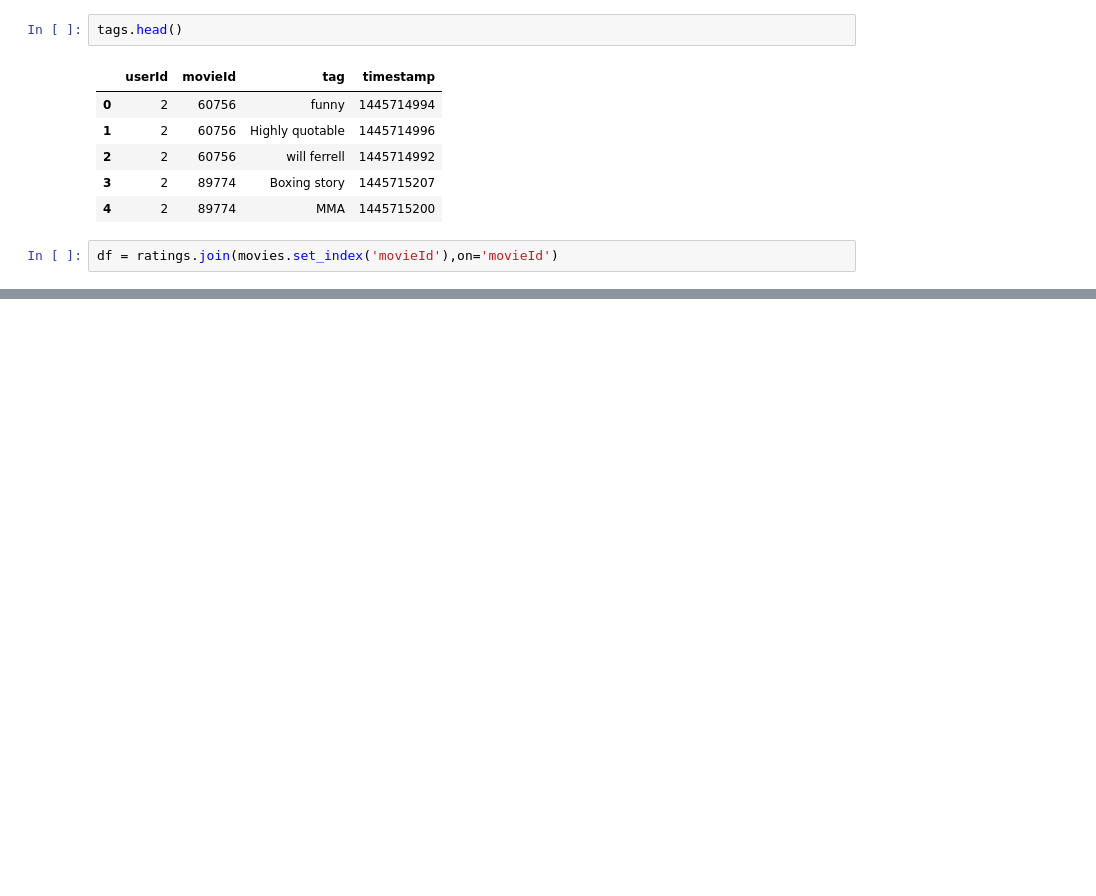
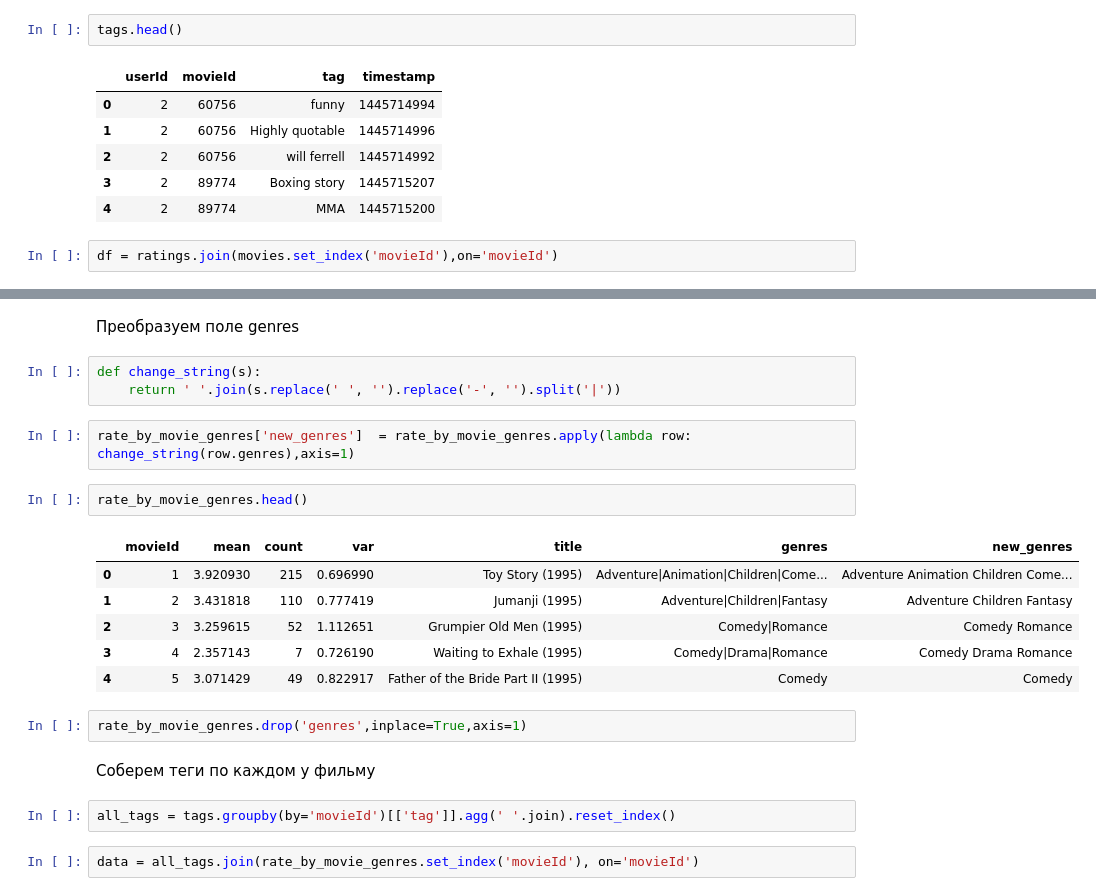
Before and after one commit to AlexeevVl/recsys, a Jupyter notebook: HW2.ipynb, the cells around one changed output, grey strips where cells are left out. Cells and saved outputs as stored; diff of their text form; blank space fills up the shorter version.

```diff
--- a/HW2.ipynb
+++ b/HW2.ipynb
@@ -51,0 +80,24 @@ movies_with_tags = movies.join(tags.set_index('movieId'), on='movieId')
+# %% [markdown]
+Преобразуем поле genres
+# %%
+def change_string(s):
+    return ' '.join(s.replace(' ', '').replace('-', '').split('|'))
+# %%
+rate_by_movie_genres['new_genres']  = rate_by_movie_genres.apply(lambda row: change_string(row.genres),axis=1)
+# %%
+rate_by_movie_genres.head()
+# %% [output]
+|  | movieId | mean | count | var | title | genres | new_genres |
+| 0 | 1 | 3.920930 | 215 | 0.696990 | Toy Story (1995) | Adventure|Animation|Children|Come... | Adventure Animation Children Come... |
+| 1 | 2 | 3.431818 | 110 | 0.777419 | Jumanji (1995) | Adventure|Children|Fantasy | Adventure Children Fantasy |
+| 2 | 3 | 3.259615 | 52 | 1.112651 | Grumpier Old Men (1995) | Comedy|Romance | Comedy Romance |
+| 3 | 4 | 2.357143 | 7 | 0.726190 | Waiting to Exhale (1995) | Comedy|Drama|Romance | Comedy Drama Romance |
+| 4 | 5 | 3.071429 | 49 | 0.822917 | Father of the Bride Part II (1995) | Comedy | Comedy |
+# %%
+rate_by_movie_genres.drop('genres',inplace=True,axis=1)
+# %% [markdown]
+Соберем теги по каждом у фильму
+# %%
+all_tags = tags.groupby(by='movieId')[['tag']].agg(' '.join).reset_index()
+# %%
+data = all_tags.join(rate_by_movie_genres.set_index('movieId'), on='movieId')
```
Also changed, not shown: parts of 39 cells of this notebook.
